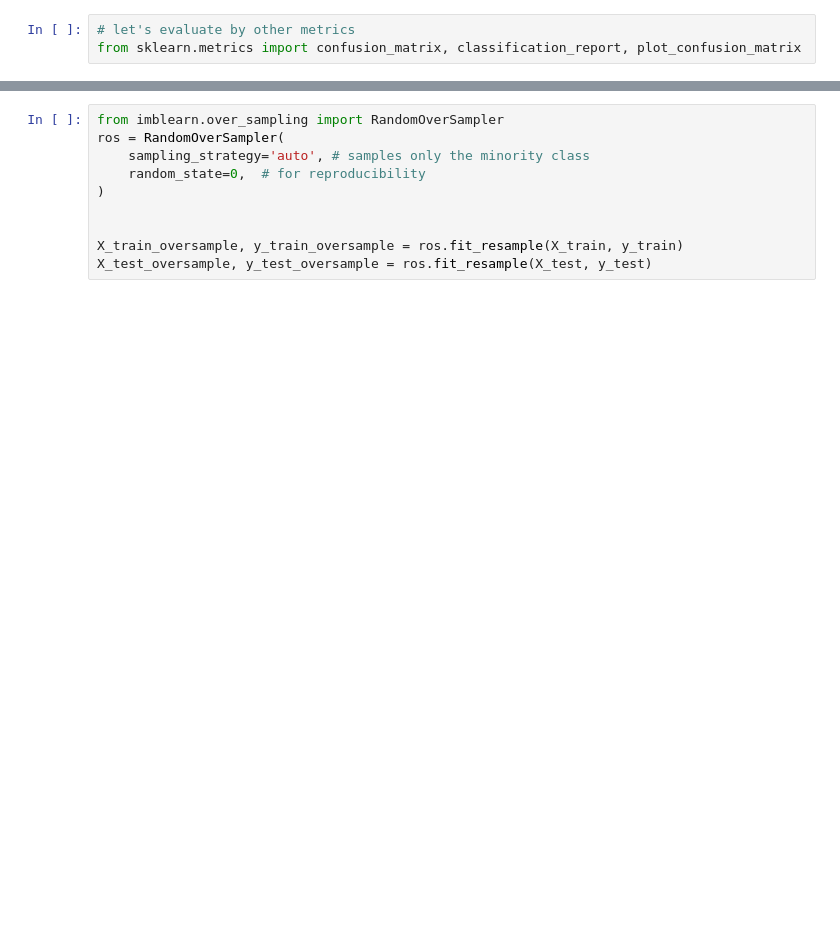
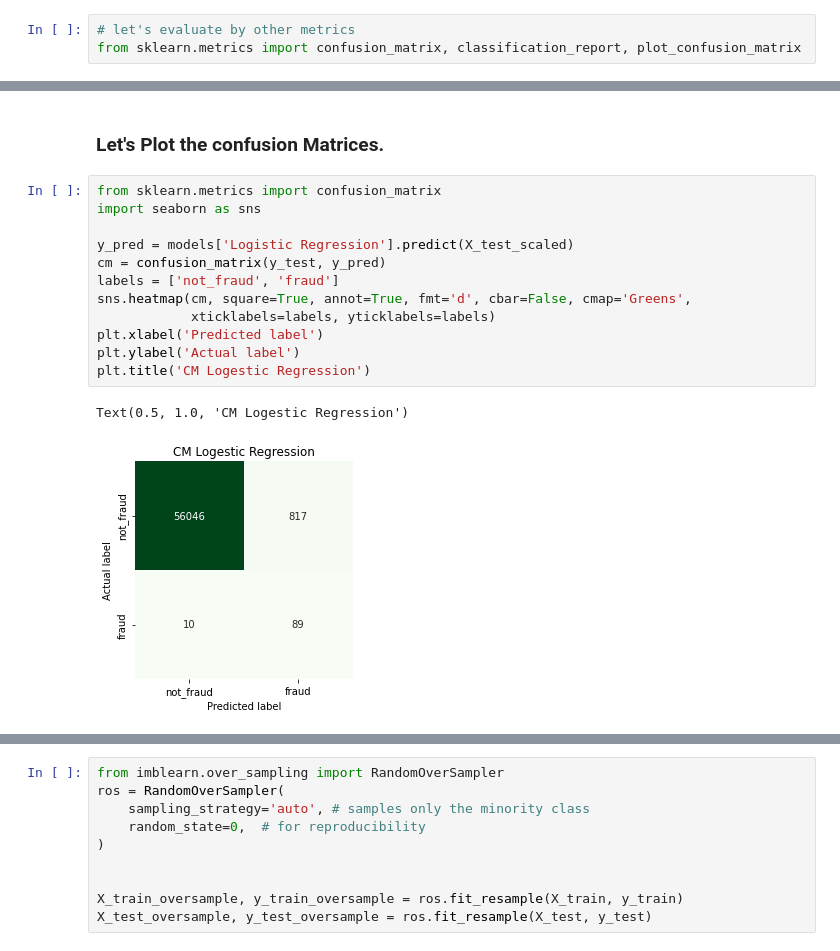
Before and after one commit to Poorya0071/Fraud-Detection, a Jupyter notebook: FraudDetection.ipynb, the cells around one changed output, grey strips where cells are left out. Cells and saved outputs as stored; diff of their text form; blank space fills up the shorter version.

```diff
--- a/FraudDetection.ipynb
+++ b/FraudDetection.ipynb
@@ -204,0 +295,17 @@ It is not a good result because there are lots of false negatives, which means t
+# %% [markdown]
+### Let's Plot the confusion Matrices.
+# %%
+from sklearn.metrics import confusion_matrix
+import seaborn as sns
+
+y_pred = models['Logistic Regression'].predict(X_test_scaled)
+cm = confusion_matrix(y_test, y_pred)
+labels = ['not_fraud', 'fraud']
+sns.heatmap(cm, square=True, annot=True, fmt='d', cbar=False, cmap='Greens',
+            xticklabels=labels, yticklabels=labels)
+plt.xlabel('Predicted label')
+plt.ylabel('Actual label')
+plt.title('CM Logestic Regression')
+# %% [output]
+Text(0.5, 1.0, 'CM Logestic Regression')
+[figure, added]
```
Also changed, not shown: parts of 104 cells of this notebook.
